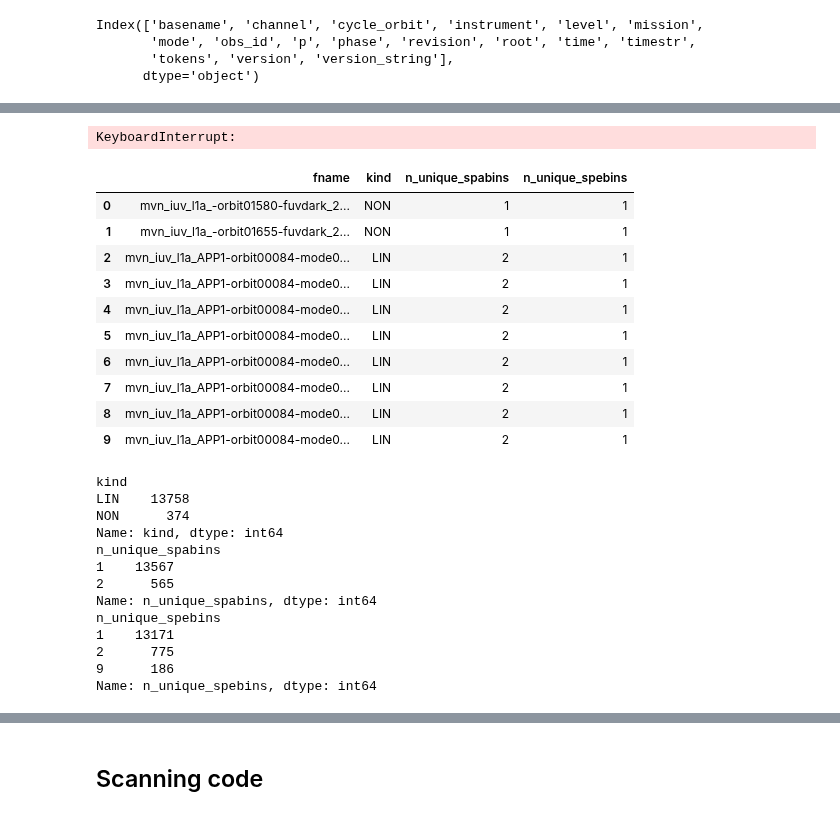
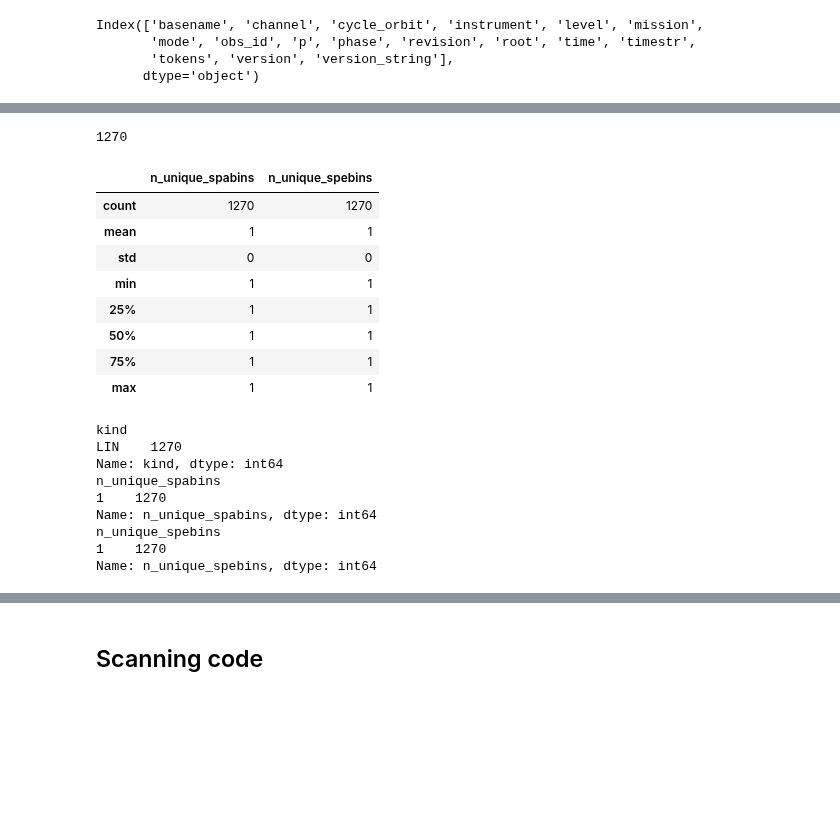
Before and after one commit to michaelaye/iuvs, a Jupyter notebook: notebooks/2015-10-19 L1A darks all scan pixel-wise.ipynb, the cells around one changed output, grey strips where cells are left out. Saved outputs shown, nothing was run; the diff lists cells and outputs as text; code cells hidden in the pictures; blank space fills up the shorter version.

```diff
--- a/notebooks/2015-10-19 L1A darks all scan pixel-wise.ipynb
+++ b/notebooks/2015-10-19 L1A darks all scan pixel-wise.ipynb
@@ -1,7 +1,8 @@
 # %%
 pd.options.display.max_columns = 100
 # %%
-l1adarkfnames = io.get_current_science_fnames('l1a', 'periapse*uvdark', env='production')
+# l1adarkfnames = io.get_current_science_fnames('l1a', 'periapse*uvdark', env='production')
+l1adarkfnames = !ls /Users/klay6683/Dropbox/data/iuvs/periapse_muvdarks_v02_r01/*.fits*
 # %%
 len(l1adarkfnames)
 # %% [output]
@@ -9,2 +9,0 @@ len(l1adarkfnames)
-# %%
-p = l1adarkfnames[0]
@@ -15,4 +9,0 @@ p.stat().st_size
-# %%
-totalsize = 0
-for p in l1adarkfnames:
-    totalsize += p.stat().st_size
@@ -46,0 +29,2 @@ n_dims: 3
+# %%
+l1a = io.L1AReader(l1adarkfnames[0])
@@ -94,24 +90,24 @@ results = lview.map_async(check_for_issues, doing)
 from iuvs.multitools import nb_progress_display
 # %%
 nb_progress_display(results, doing)
-# %% [output]
-KeyboardInterrupt:
+# %%
+results.progress
+# %% [output]
+1270
 # %%
 resultdf = pd.DataFrame(results.result)
 # %%
-resultdf
+resultdf.describe()
 # %% [output]
-|  | fname | kind | n_unique_spabins | n_unique_spebins |
-| 0 | mvn_iuv_l1a_-orbit01580-fuvdark_2... | NON | 1 | 1 |
-| 1 | mvn_iuv_l1a_-orbit01655-fuvdark_2... | NON | 1 | 1 |
-| 2 | mvn_iuv_l1a_APP1-orbit00084-mode0... | LIN | 2 | 1 |
-| 3 | mvn_iuv_l1a_APP1-orbit00084-mode0... | LIN | 2 | 1 |
-| 4 | mvn_iuv_l1a_APP1-orbit00084-mode0... | LIN | 2 | 1 |
-| 5 | mvn_iuv_l1a_APP1-orbit00084-mode0... | LIN | 2 | 1 |
-| 6 | mvn_iuv_l1a_APP1-orbit00084-mode0... | LIN | 2 | 1 |
-| 7 | mvn_iuv_l1a_APP1-orbit00084-mode0... | LIN | 2 | 1 |
-| 8 | mvn_iuv_l1a_APP1-orbit00084-mode0... | LIN | 2 | 1 |
-| 9 | mvn_iuv_l1a_APP1-orbit00084-mode0... | LIN | 2 | 1 |
+|  | n_unique_spabins | n_unique_spebins |
+| count | 1270 | 1270 |
+| mean | 1 | 1 |
+| std | 0 | 0 |
+| min | 1 | 1 |
+| 25% | 1 | 1 |
+| 50% | 1 | 1 |
+| 75% | 1 | 1 |
+| max | 1 | 1 |
 # %%
 for col in resultdf.columns:
     if col == 'fname': continue
@@ -119,17 +115,13 @@ for col in resultdf.columns:
     print(resultdf[col].value_counts(dropna=False))
 # %% [output]
 kind
-LIN    13758
-NON      374
+LIN    1270
 Name: kind, dtype: int64
 n_unique_spabins
-1    13567
-2      565
+1    1270
 Name: n_unique_spabins, dtype: int64
 n_unique_spebins
-1    13171
-2      775
-9      186
+1    1270
 Name: n_unique_spebins, dtype: int64
 # %%
 resultdf['phase'] = resultdf.fname.map(lambda x: io.ScienceFilename(x).phase)
```
Also changed, not shown: parts of 38 cells of this notebook, 1 other file.
